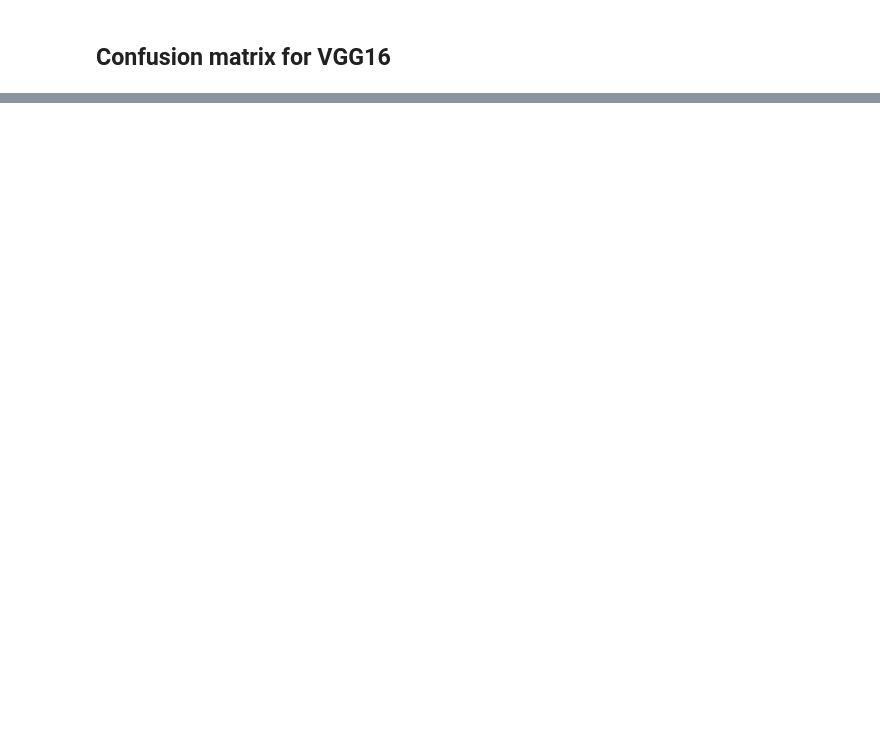
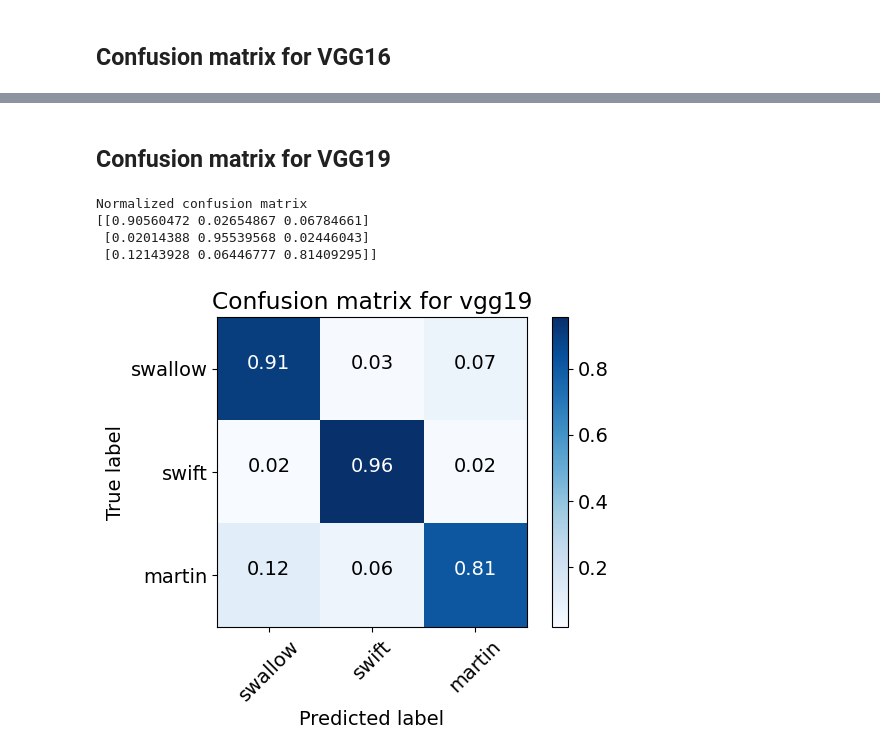
Before and after one commit to jgbeni/BirdPics, a Jupyter notebook: N3_model_evaluation.ipynb, the cells around one changed output, grey strips where cells are left out. Cells and saved outputs as stored; diff of their text form; code cells hidden in the pictures; blank space fills up the shorter version.

```diff
--- a/N3_model_evaluation.ipynb
+++ b/N3_model_evaluation.ipynb
@@ -125,0 +148,11 @@ model_eval.plot_confusion_matrix(all_labels[2,:], all_predictions[2,:], model_na
+# %% [markdown]
+## Confusion matrix for VGG19
+# %%
+title = 'Confusion matrix for %s' %(model_names[1])
+model_eval.plot_confusion_matrix(all_labels[1,:], all_predictions[1,:], classes, normalize=True, title=title)
+# %% [output]
+Normalized confusion matrix
+[[0.90560472 0.02654867 0.06784661]
+ [0.02014388 0.95539568 0.02446043]
+ [0.12143928 0.06446777 0.81409295]]
+[figure, added]
```
Also changed, not shown: parts of 6 cells of this notebook.
